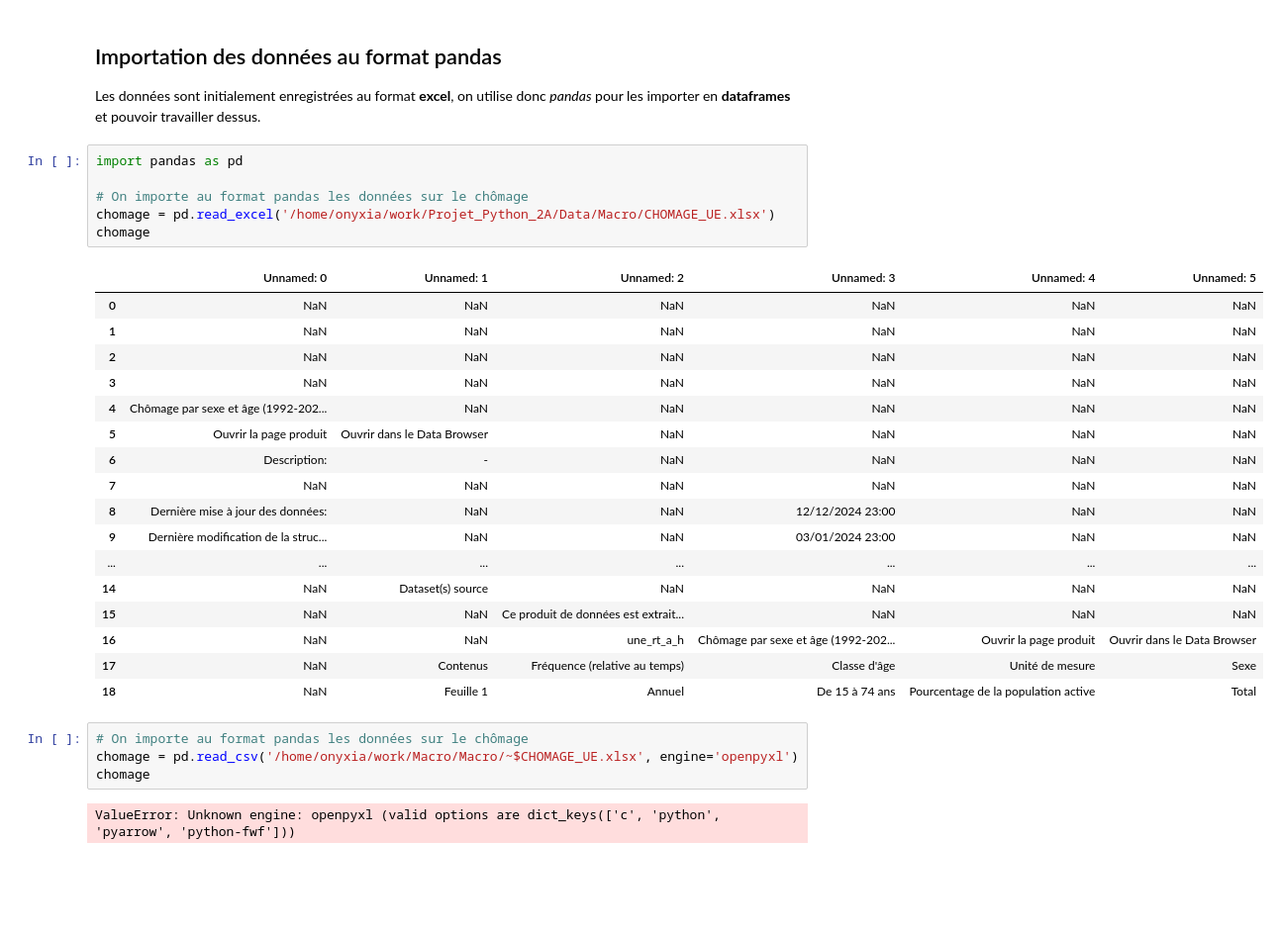
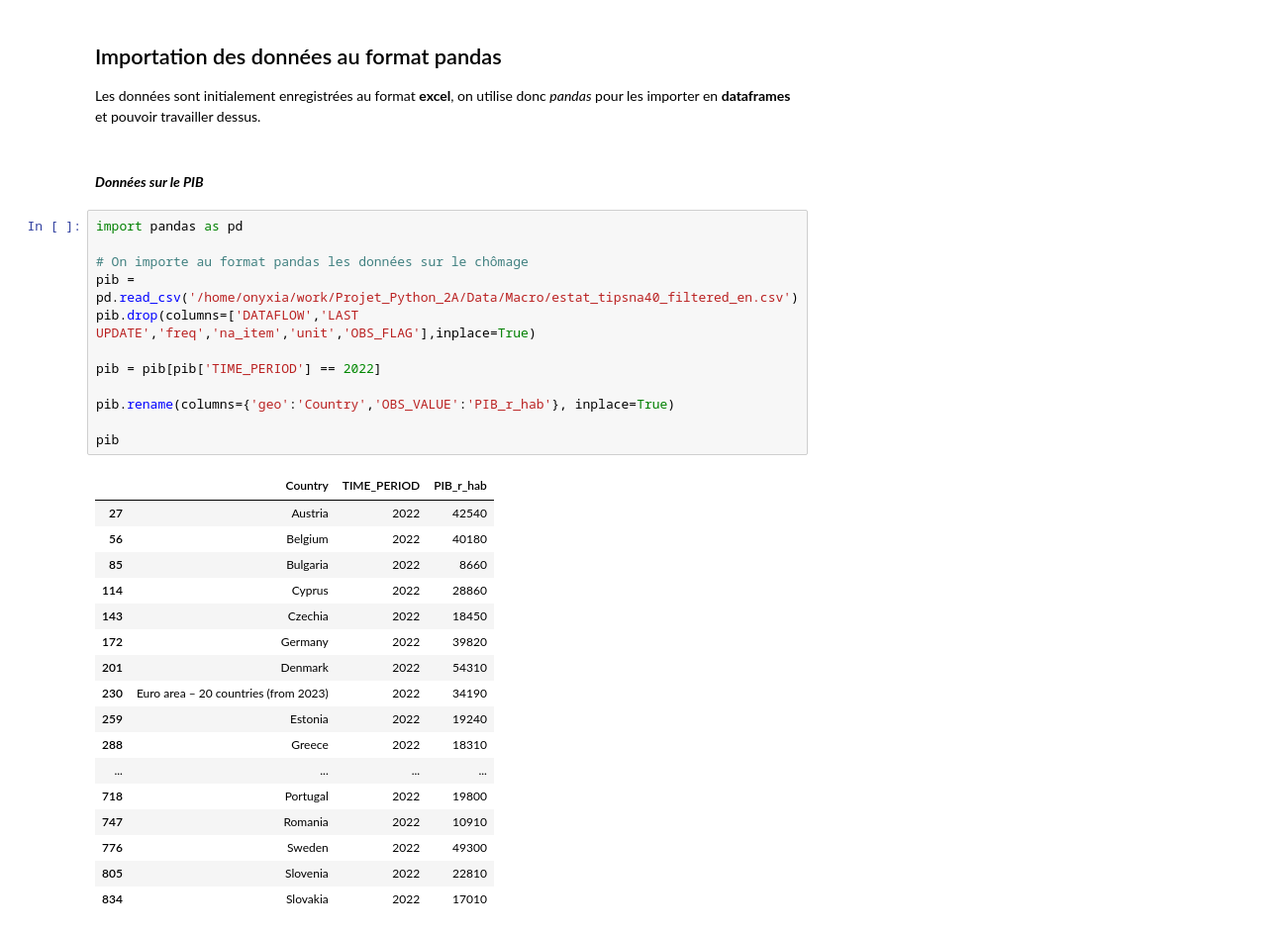
Before and after one commit to refouch/Projet_Python_2A, a Jupyter notebook: Tidy.ipynb, the cells around one changed output. Shown at 99% size. Saved outputs shown, nothing was run; the diff lists cells and outputs as text; blank space fills up the shorter version.

Commit message:
travail sur les donnes macro

```diff
--- a/Tidy.ipynb
+++ b/Tidy.ipynb
@@ -1210,33 +1210,35 @@ Par ailleurs, on avons choisi de là encore prendre des données sur plusieurs a
 ## Importation des données au format pandas
 
 Les données sont initialement enregistrées au format **excel**, on utilise donc *pandas* pour les importer en **dataframes** et pouvoir travailler dessus.
+# %% [markdown]
+#### ***Données sur le PIB***
 # %%
 import pandas as pd
 
 # On importe au format pandas les données sur le chômage
-chomage = pd.read_excel('/home/onyxia/work/Projet_Python_2A/Data/Macro/CHOMAGE_UE.xlsx')
-chomage
+pib = pd.read_csv('/home/onyxia/work/Projet_Python_2A/Data/Macro/estat_tipsna40_filtered_en.csv')
+pib.drop(columns=['DATAFLOW','LAST UPDATE','freq','na_item','unit','OBS_FLAG'],inplace=True)
+
+pib = pib[pib['TIME_PERIOD'] == 2022]
+
+pib.rename(columns={'geo':'Country','OBS_VALUE':'PIB_r_hab'}, inplace=True)
+
+pib
 # %% [output]
-|  | Unnamed: 0 | Unnamed: 1 | Unnamed: 2 | Unnamed: 3 | Unnamed: 4 | Unnamed: 5 |
-| 0 | NaN | NaN | NaN | NaN | NaN | NaN |
-| 1 | NaN | NaN | NaN | NaN | NaN | NaN |
-| 2 | NaN | NaN | NaN | NaN | NaN | NaN |
-| 3 | NaN | NaN | NaN | NaN | NaN | NaN |
-| 4 | Chômage par sexe et âge (1992-202... | NaN | NaN | NaN | NaN | NaN |
-| 5 | Ouvrir la page produit | Ouvrir dans le Data Browser | NaN | NaN | NaN | NaN |
-| 6 | Description: | - | NaN | NaN | NaN | NaN |
-| 7 | NaN | NaN | NaN | NaN | NaN | NaN |
-| 8 | Dernière mise à jour des données: | NaN | NaN | 12/12/2024 23:00 | NaN | NaN |
-| 9 | Dernière modification de la struc... | NaN | NaN | 03/01/2024 23:00 | NaN | NaN |
-| ... | ... | ... | ... | ... | ... | ... |
-| 14 | NaN | Dataset(s) source | NaN | NaN | NaN | NaN |
-| 15 | NaN | NaN | Ce produit de données est extrait... | NaN | NaN | NaN |
-| 16 | NaN | NaN | une_rt_a_h | Chômage par sexe et âge (1992-202... | Ouvrir la page produit | Ouvrir dans le Data Browser |
-| 17 | NaN | Contenus | Fréquence (relative au temps) | Classe d'âge | Unité de mesure | Sexe |
-| 18 | NaN | Feuille 1 | Annuel | De 15 à 74 ans | Pourcentage de la population active | Total |
+|  | Country | TIME_PERIOD | PIB_r_hab |
+| 27 | Austria | 2022 | 42540 |
+| 56 | Belgium | 2022 | 40180 |
+| 85 | Bulgaria | 2022 | 8660 |
+| 114 | Cyprus | 2022 | 28860 |
+| 143 | Czechia | 2022 | 18450 |
+| 172 | Germany | 2022 | 39820 |
+| 201 | Denmark | 2022 | 54310 |
+| 230 | Euro area – 20 countries (from 2023) | 2022 | 34190 |
+| 259 | Estonia | 2022 | 19240 |
+| 288 | Greece | 2022 | 18310 |
+| ... | ... | ... | ... |
+| 718 | Portugal | 2022 | 19800 |
+| 747 | Romania | 2022 | 10910 |
+| 776 | Sweden | 2022 | 49300 |
+| 805 | Slovenia | 2022 | 22810 |
+| 834 | Slovakia | 2022 | 17010 |
-# %%
-# On importe au format pandas les données sur le chômage
-chomage = pd.read_csv('/home/onyxia/work/Macro/Macro/~$CHOMAGE_UE.xlsx', engine='openpyxl')
-chomage
-# %% [output]
-ValueError: Unknown engine: openpyxl (valid options are dict_keys(['c', 'python', 'pyarrow', 'python-fwf']))
```
Also changed, not shown: parts of 2 cells of this notebook, 6 other files.
